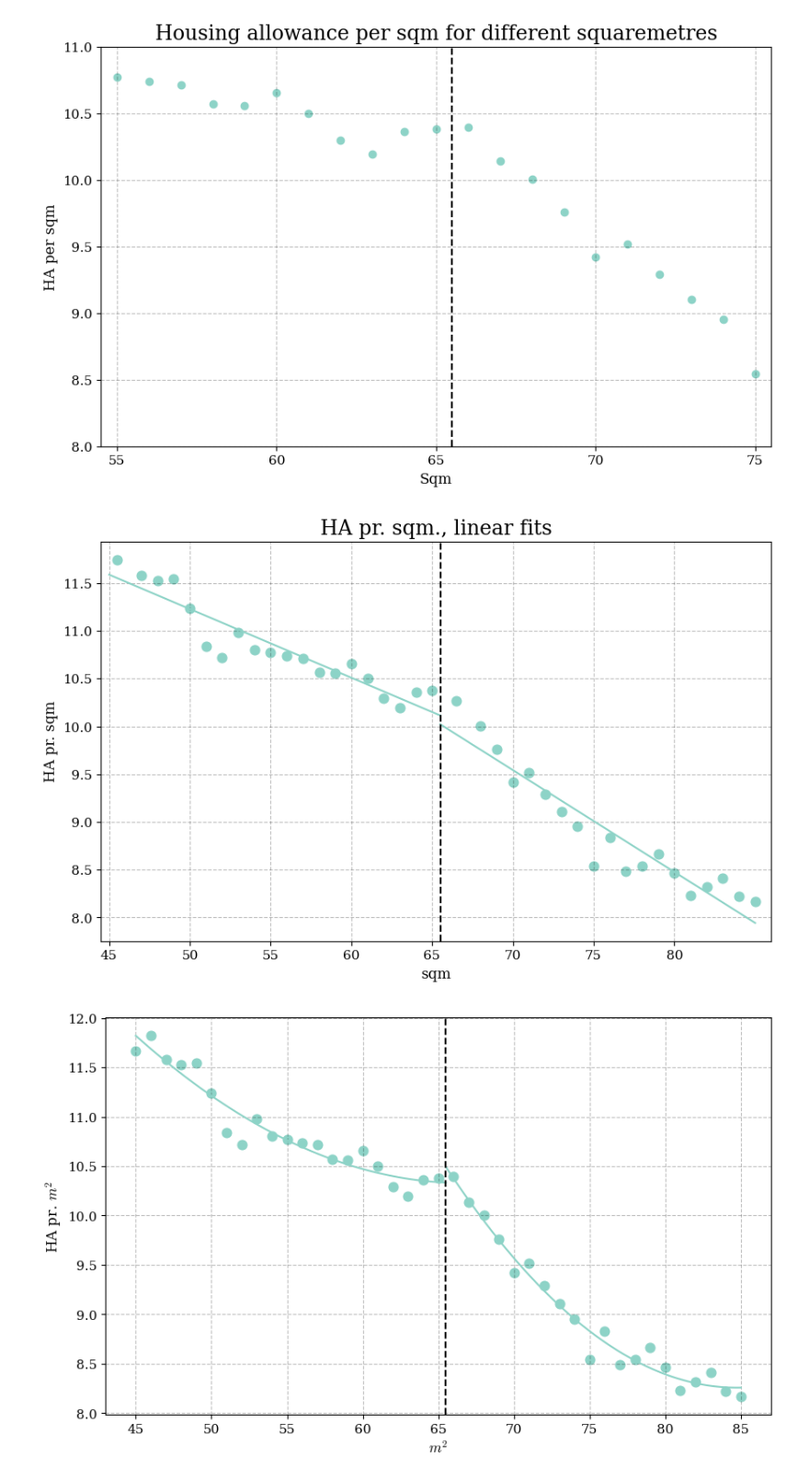
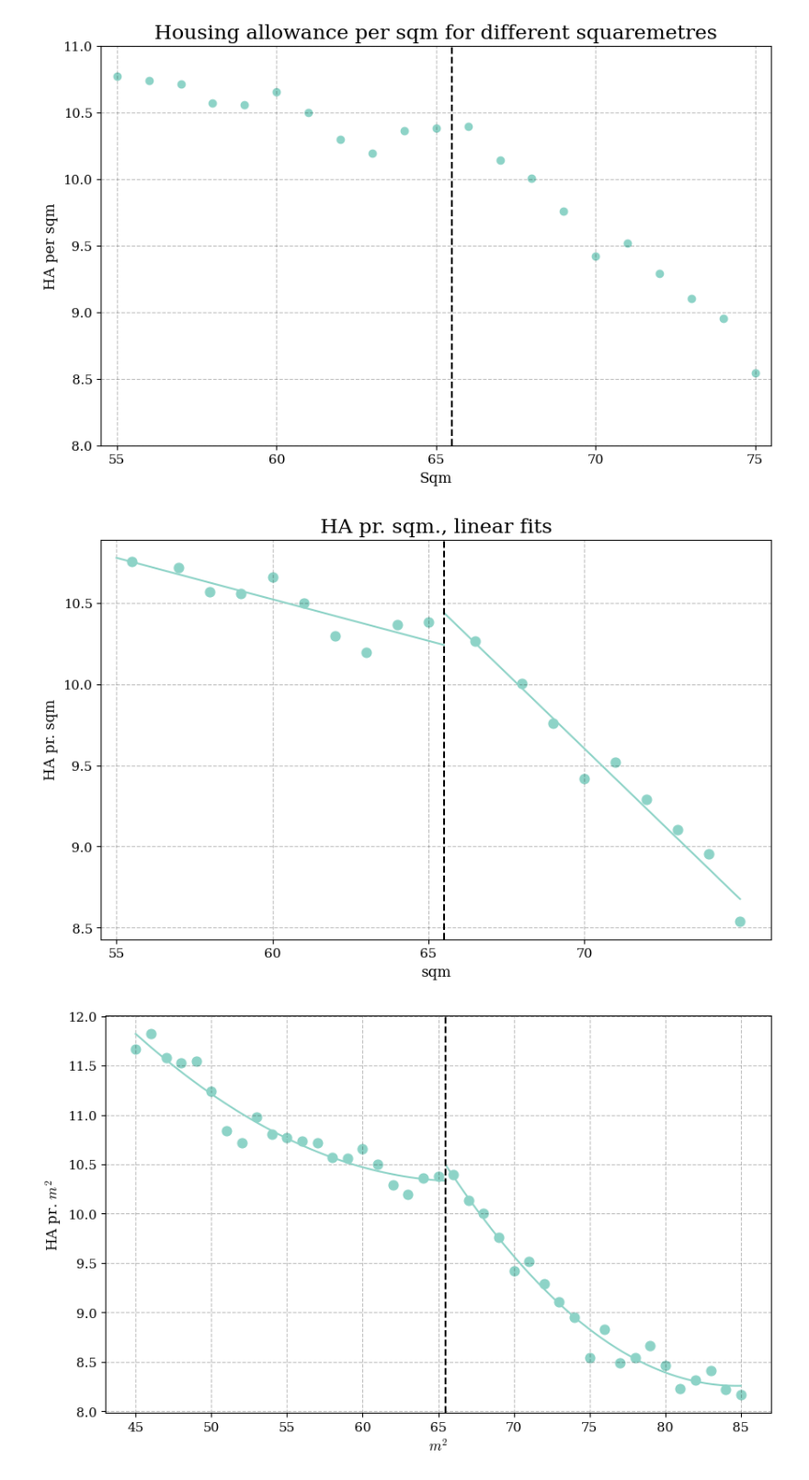
Before and after one commit to HansHoltenAndersen/Bachelor, a Jupyter notebook: Plots.ipynb, the cells around one changed output. Shown at 92% size. Drawn from its saved outputs; the diff is of its cells as text; code cells hidden in the pictures.

```diff
--- a/Plots.ipynb
+++ b/Plots.ipynb
@@ -124,7 +124,7 @@ plt.show()
 # %%
 # First stage plot with polynomial (p=2) fits
 
-bw = 20
+bw = 10
 
 # --- 1. Subset for RD window ---
 df_left = df[(df['sqm'] >= 65 - bw) & (df['sqm'] <= 65)].copy()
@@ -154,34 +154,34 @@ a_R, b_R = linreg(bin_right)
 plt.figure(figsize=(10,6))
 
 # binscatter points
 plt.scatter(bin_left['mean_x'], bin_left['mean_y'], s=60, color = colors[0])
 plt.scatter(bin_right['mean_x'], bin_right['mean_y'], s=60, color = colors[0])
 
 # left regression line
 xL = np.linspace(df_left['sqm'].min(), df_left['sqm'].max()+0.5, 100)
 yL = a_L + b_L * xL
 plt.plot(xL, yL, color = colors[0])
 
 # right regression line
 xR = np.linspace(df_right['sqm'].min()-0.5, df_right['sqm'].max(), 100)
 yR = a_R + b_R * xR
 plt.plot(xR, yR, color = colors[0])
 
 # --- 5. Cutoff line ---
 cut = (65 + 66) / 2
 plt.axvline(x=cut, linestyle='--', color='black')
 
 # Aesthetics
 plt.xlabel('sqm')
 plt.ylabel('HA pr. sqm')
 plt.title('HA pr. sqm., linear fits')
 plt.grid(True)
 plt.xticks(np.arange(65 - bw, 65 + bw, 5))
 plt.xlim(65 - bw - .5, 65 + bw + 1)
 
 plt.show()
 # %% [output]
-[figure, old version]
+[figure, new version]
 # %%
 # First stage plot with polynomial (p=2) fits
 
```
Also changed, not shown: parts of 1 cell of this notebook, 1 other file.
